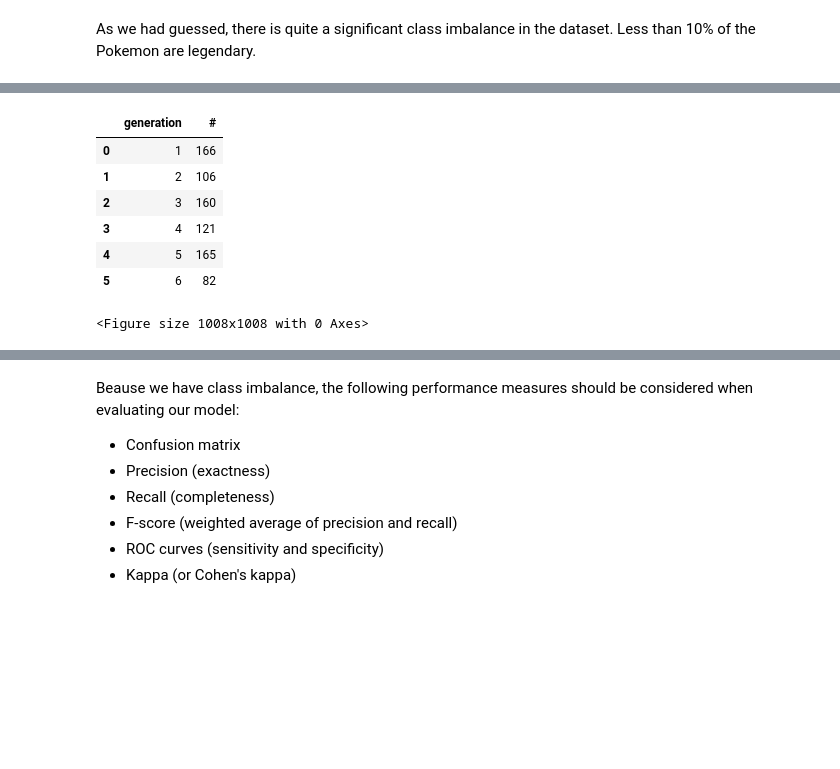
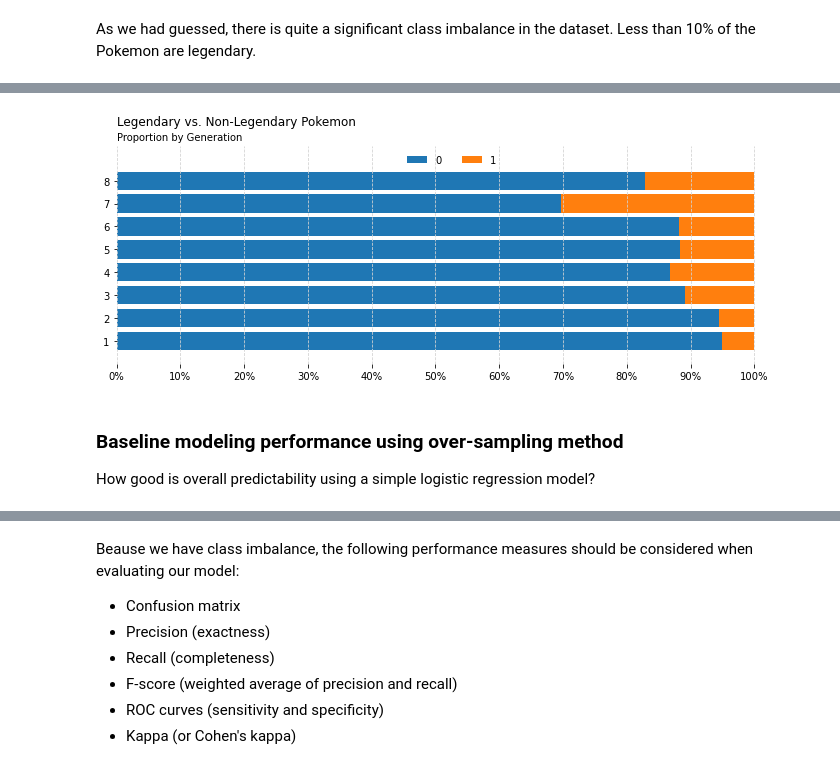
Before and after one commit to shannonhlo/pokemon-classification, a Jupyter notebook: analysis/Gavin/eda_gavin.ipynb, the cells around one changed output, grey strips where cells are left out. Cells and saved outputs as stored; diff of their text form; code cells hidden in the pictures; blank space fills up the shorter version.

Commit message:
added basic logistic regression without class balancing and baseline error metrics

```diff
--- a/analysis/Gavin/eda_gavin.ipynb
+++ b/analysis/Gavin/eda_gavin.ipynb
@@ -96,29 +122,49 @@ legendary_df = df[df.legendary==True]
-# %%
-# import libraries
-import seaborn as sns
-import numpy as np
-import matplotlib.pyplot as plt
-import matplotlib.patches as mpatches
-
-# load dataset
-#poke = sns.load_dataset(df)
-
-# set the figure size
-plt.figure(figsize=(14, 14))
-
-# from raw value to percentage
-poke = df
-total = poke.groupby('generation')['#'].count().reset_index()
-total.head(8)
-#leg = poke[poke.legendary==True].groupby('generation')['legendary'].sum().reset_index()
-#poke[poke.legendary==True] = [i / j * 100 for i,j in zip(poke['legendary'], total['legendary'])]
-#total['legendary'] = [i / j * 100 for i,j in zip(total['legendary'], total['legendary'])]
-# %% [output]
-|  | generation | # |
-| 0 | 1 | 166 |
-| 1 | 2 | 106 |
-| 2 | 3 | 160 |
-| 3 | 4 | 121 |
-| 4 | 5 | 165 |
-| 5 | 6 | 82 |
-<Figure size 1008x1008 with 0 Axes>
+# %%
+legendary_by_generation = df.groupby(['generation'])['legendary'].value_counts(normalize=True).reset_index(name='pct')
+poke_pivot = (legendary_by_generation.pivot(index=['generation'],
+                                            columns=['legendary'],
+                                            values='pct'))
+# %%
+def plot_hbars_stacked_100(data, title, subtitle):
+    fields = data.columns.tolist()
+
+    fig, ax = plt.subplots(1, figsize=(12,4))
+    left = len(data) * [0]
+
+    for idx, name in enumerate(fields):
+        plt.barh(data.index, data[name], left = left)
+        left = left + data[name]
+
+    # title and subtitle
+    plt.title(title + "\n", loc='left')
+    plt.text(0, ax.get_yticks()[-1] + 0.75, subtitle)
+
+    # legend
+    plt.legend(fields, bbox_to_anchor=([0.58, 1, 0, 0]), ncol=len(fields), frameon=False)
+
+    # remove spines
+    ax.spines['right'].set_visible(False)
+    ax.spines['left'].set_visible(False)
+    ax.spines['top'].set_visible(False)
+    ax.spines['bottom'].set_visible(False)
+
+    # format x ticks
+    xticks = np.arange(0,1.1,0.1)
+    xlabels = ['{}%'.format(i) for i in np.arange(0,101,10)]
+    plt.xticks(xticks, xlabels)
+
+    # format y ticks
+    plt.yticks(data.index)
+
+    # adjust limits and draw grid lines
+    plt.ylim(0, ax.get_yticks()[-1] + 1.5)
+    ax.xaxis.grid(color='lightgray', linestyle='dashed')
+
+    plt.show()
+
+plot_hbars_stacked_100(poke_pivot, title='Legendary vs. Non-Legendary Pokemon', subtitle='Proportion by Generation')
+# %% [output]
+[figure, added]
+# %% [markdown]
+### Baseline modeling performance using over-sampling method
+How good is overall predictability using a simple logistic regression model?
```
Also changed, not shown: parts of 16 cells of this notebook.
